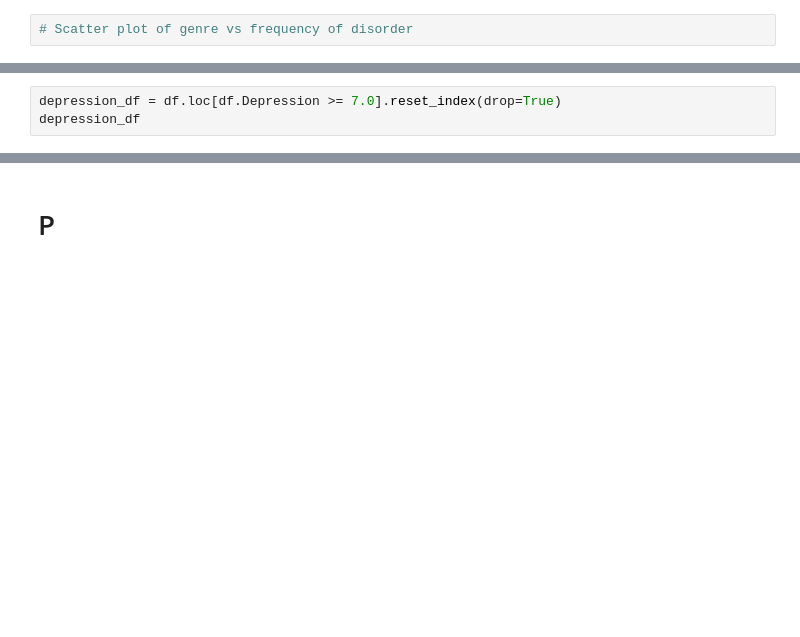
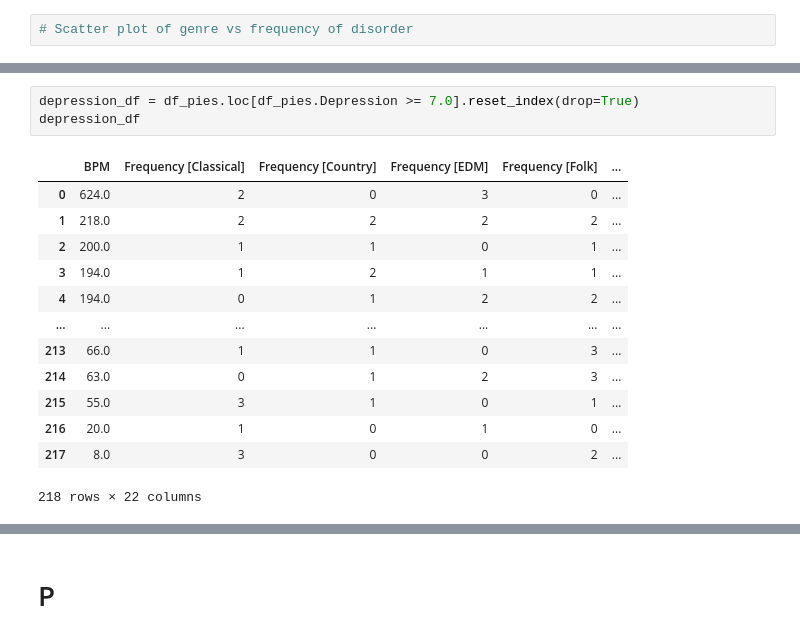
Before and after one commit to TheWizler/project1_group_10, a Jupyter notebook: Sarah's_work/Q3.ipynb, the cells around one changed output, grey strips where cells are left out. Drawn from its saved outputs; the diff is of its cells as text; blank space fills up the shorter version.

```diff
--- a/Sarah's_work/Q3.ipynb
+++ b/Sarah's_work/Q3.ipynb
@@ -185,3 +210,17 @@ anxiety_df["BPM"].value_counts()
 # %%
-depression_df = df.loc[df.Depression >= 7.0].reset_index(drop=True)
+depression_df = df_pies.loc[df_pies.Depression >= 7.0].reset_index(drop=True)
 depression_df
+# %% [output]
+|  | BPM | Frequency [Classical] | Frequency [Country] | Frequency [EDM] | Frequency [Folk] | ... |
+| 0 | 624.0 | 2 | 0 | 3 | 0 | ... |
+| 1 | 218.0 | 2 | 2 | 2 | 2 | ... |
+| 2 | 200.0 | 1 | 1 | 0 | 1 | ... |
+| 3 | 194.0 | 1 | 2 | 1 | 1 | ... |
+| 4 | 194.0 | 0 | 1 | 2 | 2 | ... |
+| ... | ... | ... | ... | ... | ... | ... |
+| 213 | 66.0 | 1 | 1 | 0 | 3 | ... |
+| 214 | 63.0 | 0 | 1 | 2 | 3 | ... |
+| 215 | 55.0 | 3 | 1 | 0 | 1 | ... |
+| 216 | 20.0 | 1 | 0 | 1 | 0 | ... |
+| 217 | 8.0 | 3 | 0 | 0 | 2 | ... |
+218 rows × 22 columns
```
Also changed, not shown: parts of 29 cells of this notebook, 2 other files.
